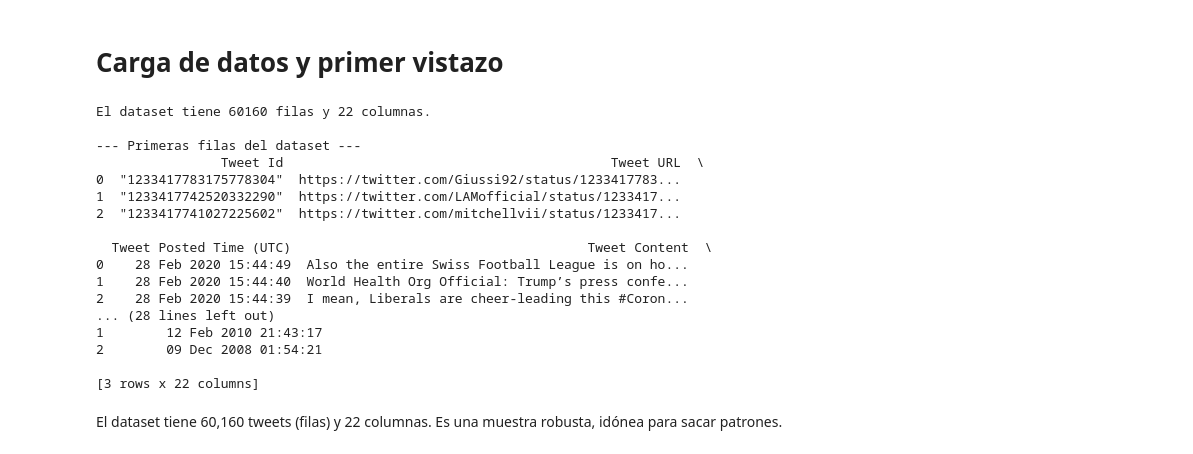
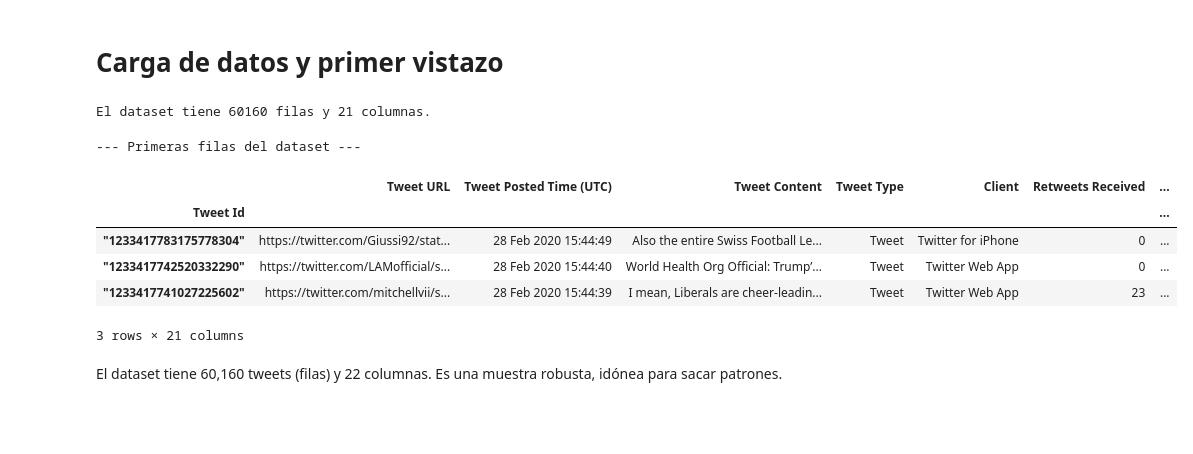
Before and after one commit to ytaylor/prueba-tecnica-twitter-data-analytics, a Jupyter notebook: 1_EDA.ipynb, the cells around one changed output. Saved outputs shown, nothing was run; the diff lists cells and outputs as text; code cells hidden in the pictures; blank space fills up the shorter version.

```diff
--- a/1_EDA.ipynb
+++ b/1_EDA.ipynb
@@ -4,32 +4,24 @@
 import pandas as pd
 
 # 1. Cargamos el dataset
-df = pd.read_csv("./datasets/COVID.csv")
+df = pd.read_csv("./datasets/COVID.csv", index_col=0)
 
 # 2. Vemos el tamaño del dataset (Filas, Columnas)
 print(f"El dataset tiene {df.shape[0]} filas y {df.shape[1]} columnas.\n")
-
-# 3. Inspeccionamos las primeras 3 filas
-print("--- Primeras filas del dataset ---")
-print(df.head(3))
 # %% [output]
-El dataset tiene 60160 filas y 22 columnas.
-
---- Primeras filas del dataset ---
-                Tweet Id                                          Tweet URL  \
-0  "1233417783175778304"  https://twitter.com/Giussi92/status/1233417783...
-1  "1233417742520332290"  https://twitter.com/LAMofficial/status/1233417...
-2  "1233417741027225602"  https://twitter.com/mitchellvii/status/1233417...
-
-  Tweet Posted Time (UTC)                                      Tweet Content  \
-0    28 Feb 2020 15:44:49  Also the entire Swiss Football League is on ho...
-1    28 Feb 2020 15:44:40  World Health Org Official: Trump’s press confe...
-2    28 Feb 2020 15:44:39  I mean, Liberals are cheer-leading this #Coron...
-... (28 lines left out)
-1        12 Feb 2010 21:43:17
-2        09 Dec 2008 01:54:21
-
-[3 rows x 22 columns]
+El dataset tiene 60160 filas y 21 columnas.
+# %%
+# 3. Inspeccionamos las primeras 3 filas
+print("--- Primeras filas del dataset ---")
+df.head(3)
+# %% [output]
+--- Primeras filas del dataset ---
+|  | Tweet URL | Tweet Posted Time (UTC) | Tweet Content | Tweet Type | Client | Retweets Received | ... |
+| Tweet Id |  |  |  |  |  |  | ... |
+| "1233417783175778304" | https://twitter.com/Giussi92/stat... | 28 Feb 2020 15:44:49 | Also the entire Swiss Football Le... | Tweet | Twitter for iPhone | 0 | ... |
+| "1233417742520332290" | https://twitter.com/LAMofficial/s... | 28 Feb 2020 15:44:40 | World Health Org Official: Trump’... | Tweet | Twitter Web App | 0 | ... |
+| "1233417741027225602" | https://twitter.com/mitchellvii/s... | 28 Feb 2020 15:44:39 | I mean, Liberals are cheer-leadin... | Tweet | Twitter Web App | 23 | ... |
+3 rows × 21 columns
 # %% [markdown]
 El dataset tiene 60,160 tweets (filas) y 22 columnas. Es una muestra robusta, idónea para sacar patrones.
 # %% [markdown]
```
Also changed, not shown: 6 other files.
